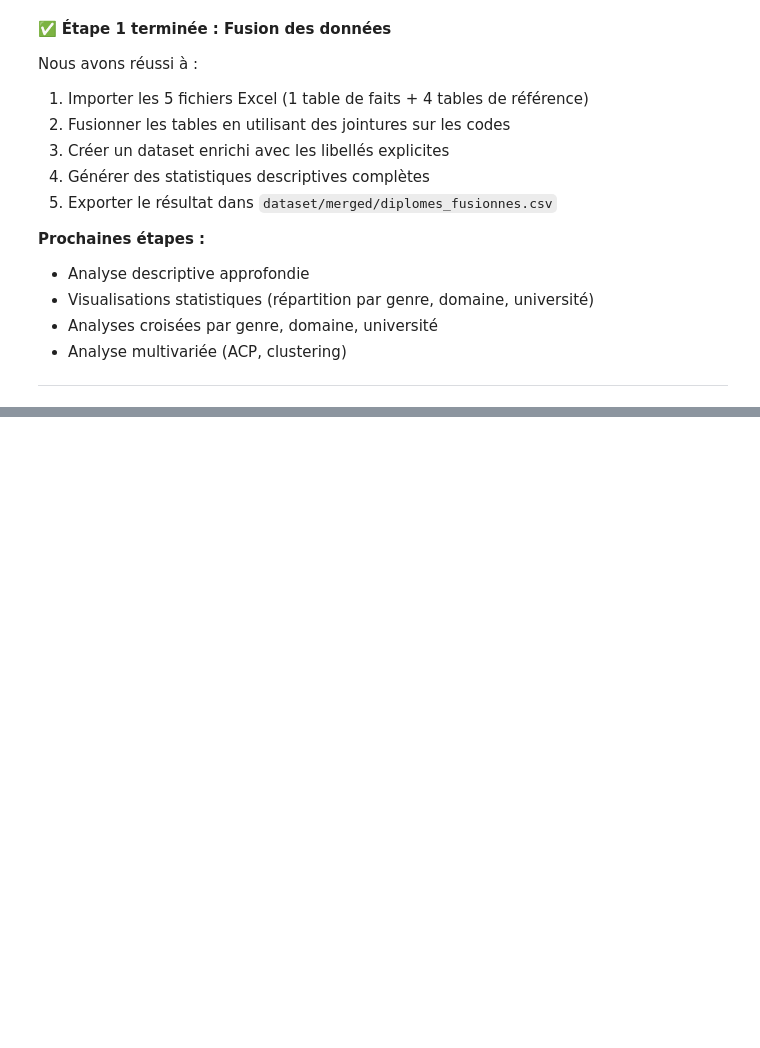
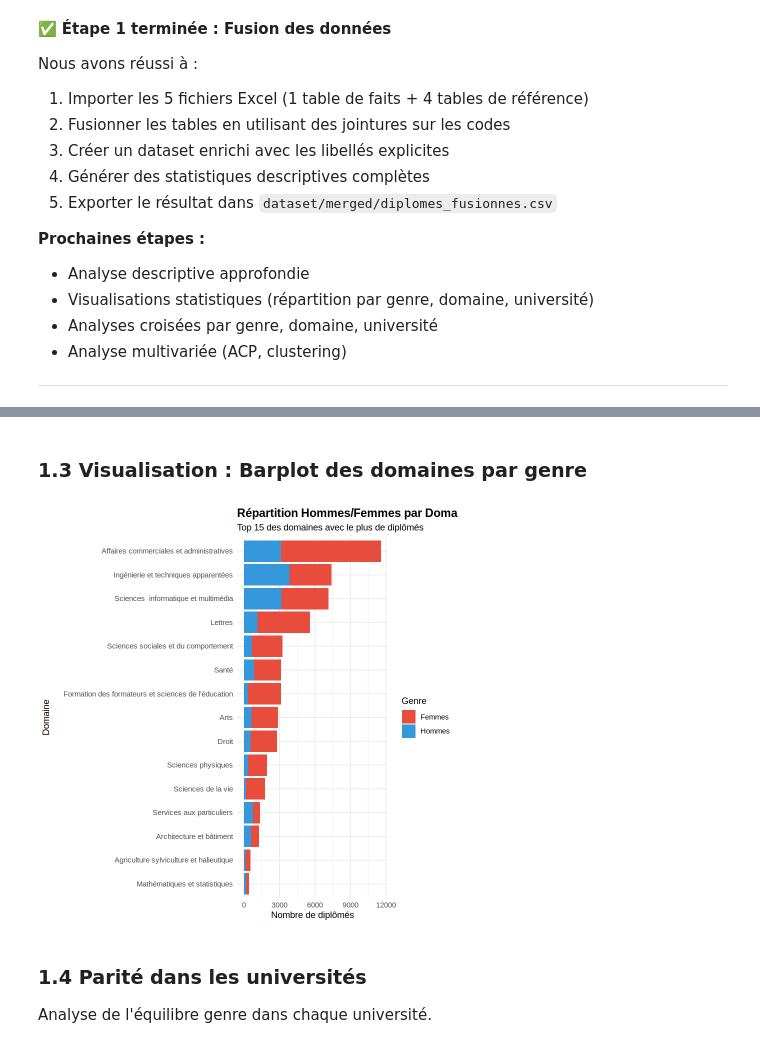
Before and after one commit to abderrahmenyoussef/Higher-Education-Graduates-Analysis, a Jupyter notebook: notebooks/Analyse_Statistique.ipynb, the cells around one changed output, grey strips where cells are left out. Saved outputs shown, nothing was run; the diff lists cells and outputs as text; code cells hidden in the pictures; blank space fills up the shorter version.

```diff
--- a/notebooks/Analyse_Statistique.ipynb
+++ b/notebooks/Analyse_Statistique.ipynb
@@ -446,0 +532,36 @@ Nous avons réussi à :
+# %% [markdown]
+### 1.3 Visualisation : Barplot des domaines par genre
+# %%
+# Préparer les données pour le graphique (TOP 15 domaines)
+top_domaines <- genre_domaine %>%
+  arrange(desc(Total)) %>%
+  head(15)
+
+# Transformer en format long pour ggplot2
+top_domaines_long <- top_domaines %>%
+  select(domaine_nom, Hommes, Femmes) %>%
+  pivot_longer(cols = c(Hommes, Femmes), names_to = "Genre", values_to = "Effectif")
+
+# Graphique en barres empilées (stacked bar)
+ggplot(top_domaines_long, aes(x = reorder(domaine_nom, Effectif), y = Effectif, fill = Genre)) +
+  geom_bar(stat = "identity") +
+  coord_flip() +
+  scale_fill_manual(values = c("Hommes" = "#3498db", "Femmes" = "#e74c3c")) +
+  labs(
+    title = "Répartition Hommes/Femmes par Domaine",
+    subtitle = "Top 15 des domaines avec le plus de diplômés",
+    x = "Domaine",
+    y = "Nombre de diplômés",
+    fill = "Genre"
+  ) +
+  theme_minimal() +
+  theme(
+    plot.title = element_text(face = "bold", size = 14),
+    axis.text.y = element_text(size = 9)
+  )
+# %% [output]
+[figure, added]
+# %% [markdown]
+### 1.4 Parité dans les universités
+
+Analyse de l'équilibre genre dans chaque université.
```
Also changed, not shown: parts of 24 cells of this notebook.
